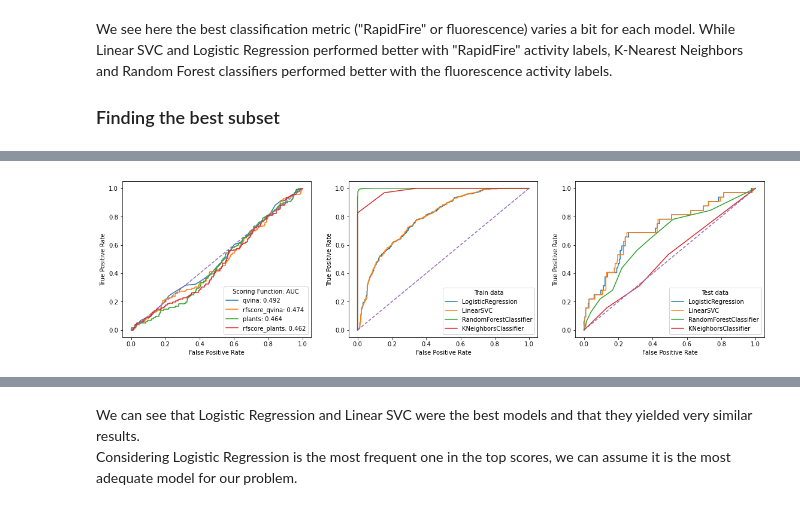
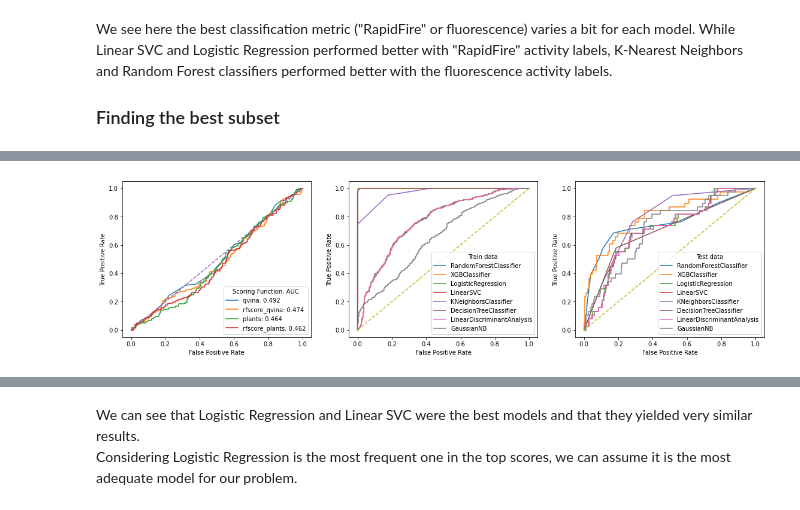
Before and after one commit to caiocrocha/SarsCov2Classifier, a Jupyter notebook: ML.ipynb, the cells around one changed output, grey strips where cells are left out. Drawn from its saved outputs; the diff is of its cells as text; code cells hidden in the pictures.

```diff
--- a/ML.ipynb
+++ b/ML.ipynb
@@ -124,0 +145,8 @@ data
+# %%
+# Descriptors
+descriptor_list = list(data.columns[1:-8])
+docking_list = ['qvina','rfscore_qvina','plants','rfscore_plants']
+
+train_set = descriptor_list + docking_list
+
+data.dropna(subset=train_set, inplace=True)
@@ -327,3 +357,10 @@ The frequency count shows the most recurring descriptors in each model's top 1%
+# %%
+# Dictionary: key == model_name, value == tuple(activity label, list of best descriptors)
+best_subset = {}
+
+for i, row in scores_data.groupby('model').head(1).iterrows():
+    best_subset[row['model']] = [row['activity_label']]
+    best_subset[row['model']].append([descriptor for descriptor in train_set if row[descriptor]])
 # %%
 combinations = [('qvina', 'rfscore_qvina'),
                 ('plants', 'rfscore_plants'),
@@ -381,7 +419,7 @@ from sklearn.metrics import roc_curve, auc
 from sklearn.model_selection import train_test_split
 from sklearn.calibration import CalibratedClassifierCV
 # %%
-def get_train_test_scores(X_train, X_test, y_train, model_fitted):
+def get_train_test_scores(X_train, X_test, y_train, y_test, model_fitted):
     y_pred_train = model_fitted.predict(X_train)
     y_pred_test = model_fitted.predict(X_test)
 
@@ -398,6 +436,25 @@ def get_train_test_scores(X_train, X_test, y_train, model_fitted):
              ]
 
     return scores
+# %%
+def get_model_by_name(model_name):
+    if model_name == 'LogisticRegression':
+        model = LogisticRegression(solver='liblinear', random_state=13)
+    elif model_name == 'LinearSVC':
+        model = CalibratedClassifierCV(LinearSVC(dual=False, random_state=13))
+    elif model_name == 'RandomForestClassifier':
+        model = RandomForestClassifier(n_estimators=10, random_state=13)
+    elif model_name == 'KNeighborsClassifier':
+        model = KNeighborsClassifier(n_neighbors=3)
+    elif model_name == 'XGBClassifier':
+        model = XGBClassifier(objective='reg:logistic', random_state=13)
+    elif model_name == 'DecisionTreeClassifier':
+        model = DecisionTreeClassifier(random_state=13)
+    elif model_name == 'LinearDiscriminantAnalysis':
+        model = LinearDiscriminantAnalysis(solver='svd')
+    else:
+        model = GaussianNB()
+    return model
 # %%
 # Top models' probabilities
 train_data = pd.DataFrame()
@@ -461,7 +532,7 @@ for SF in docking_list:
     ax[0].plot(fpr, tpr, label=f'{SF}: {auc(fpr, tpr):>.3f}')
 
 # Plot ROC curves for the ML models
-for model_name in test_data.columns:
+for model_name in best_subset.keys():
     fpr_train, tpr_train,_ = roc_curve(y_train, train_data[model_name])
     ax[1].plot(fpr_train, tpr_train, label=f'{model_name}')
 
@@ -478,7 +549,7 @@ for i in range(3):
 ax[0].legend(title='Scoring Function: AUC', loc='lower right')
 ax[1].legend(title='Train data')
 ax[2].legend(title='Test data')
-plt.savefig('roc_auc.png')
+plt.savefig('roc_curve.png')
 
 top_scores
 # %% [output]
@@ -490,2 +565,2 @@ top_scores
-[figure, old version]
+[figure, new version]
 # %%
```
Also changed, not shown: parts of 46 cells of this notebook, 2 other files.
